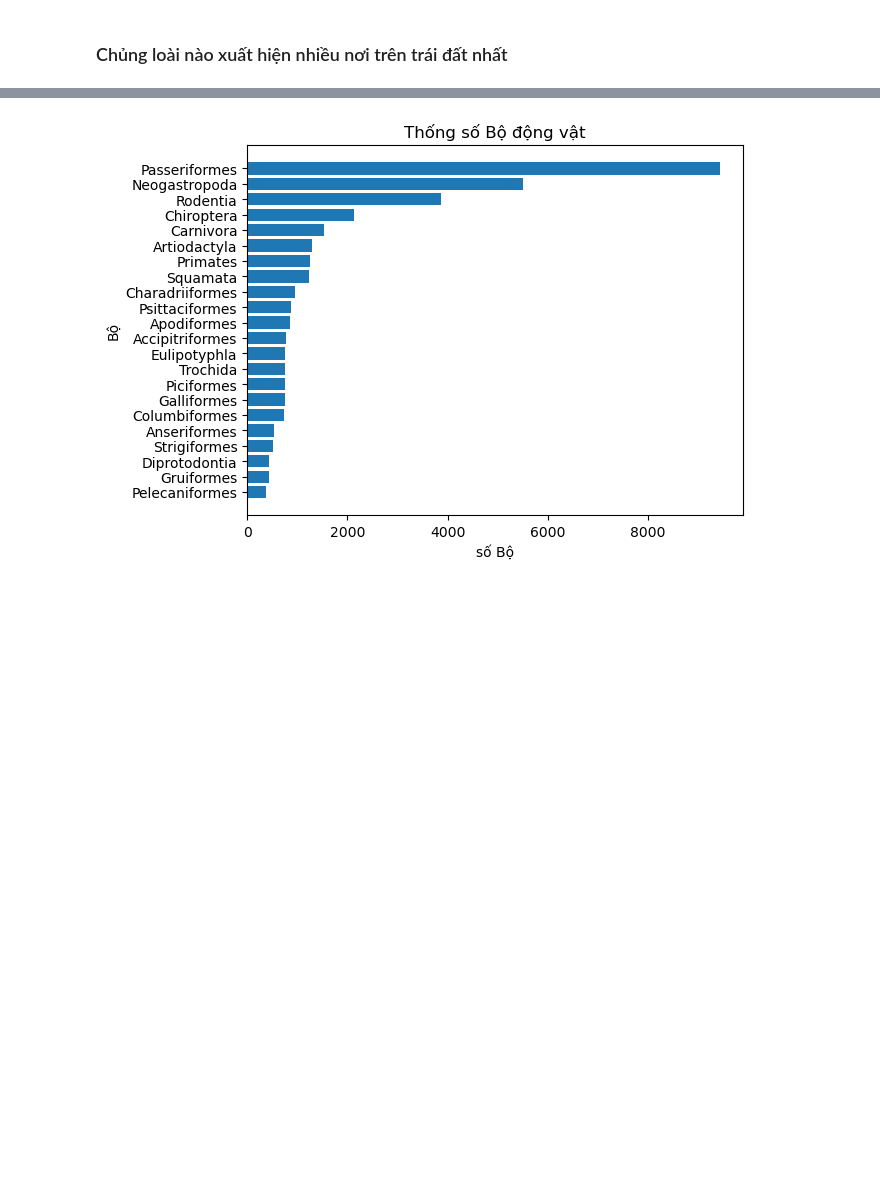
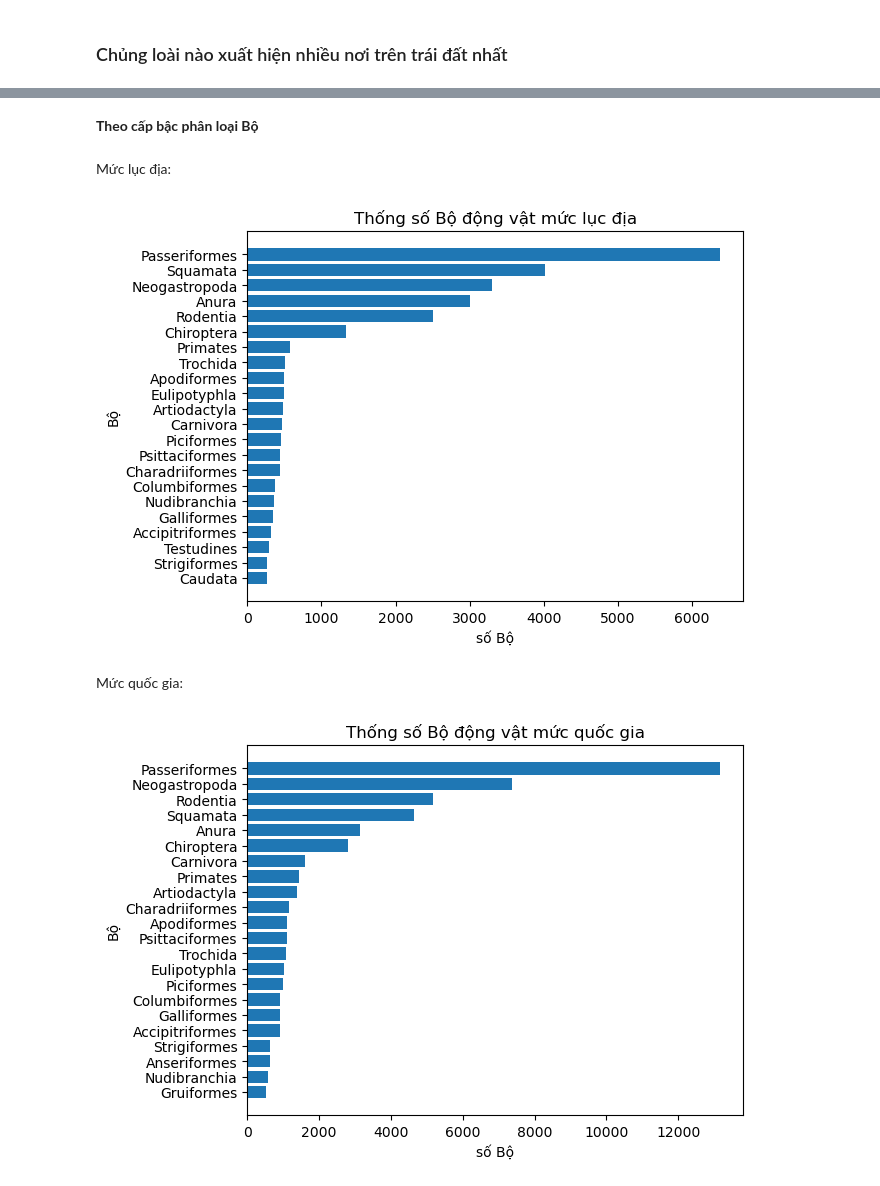
Before and after one commit to hoangitusk20/NMKHDL_doAn, a Jupyter notebook: DoAnCK/source/dat_va_tra_loi_cau_hoi/Huy.ipynb, the cells around one changed output, grey strips where cells are left out. Cells and saved outputs as stored; diff of their text form; code cells hidden in the pictures; blank space fills up the shorter version.

```diff
--- a/DoAnCK/source/dat_va_tra_loi_cau_hoi/Huy.ipynb
+++ b/DoAnCK/source/dat_va_tra_loi_cau_hoi/Huy.ipynb
@@ -152,8 +156,20 @@ draw_bar_chart(df.sort_values(), 'Thống số Lớp động vật', 'số Lớp
+# %% [markdown]
+**Theo cấp bậc phân loại Bộ**
+# %% [markdown]
+Mức lục địa:
+# %%
+df = animal_by_continents['Order'].value_counts()
+df = df.sort_values(ascending=False)[:22]
+draw_bar_chart(df[-1::-1], 'Thống số Bộ động vật mức lục địa', 'số Bộ', 'Bộ')
+# %% [output]
+[figure, new version]
+# %% [markdown]
+Mức quốc gia:
 # %%
-df = animal_by_countries.groupby('Order').Countries.count()
+df = animal_by_countries['Order'].value_counts()
 df = df.sort_values(ascending=False)[:22]
-draw_bar_chart(df[-1::-1], 'Thống số Bộ động vật', 'số Bộ', 'Bộ')
+draw_bar_chart(df[-1::-1], 'Thống số Bộ động vật mức quốc gia', 'số Bộ', 'Bộ')
 # %% [output]
-[figure, old version]
+[figure, new version]
 # %% [markdown]
 **Nhận xét**
```
Also changed, not shown: parts of 27 cells of this notebook.
